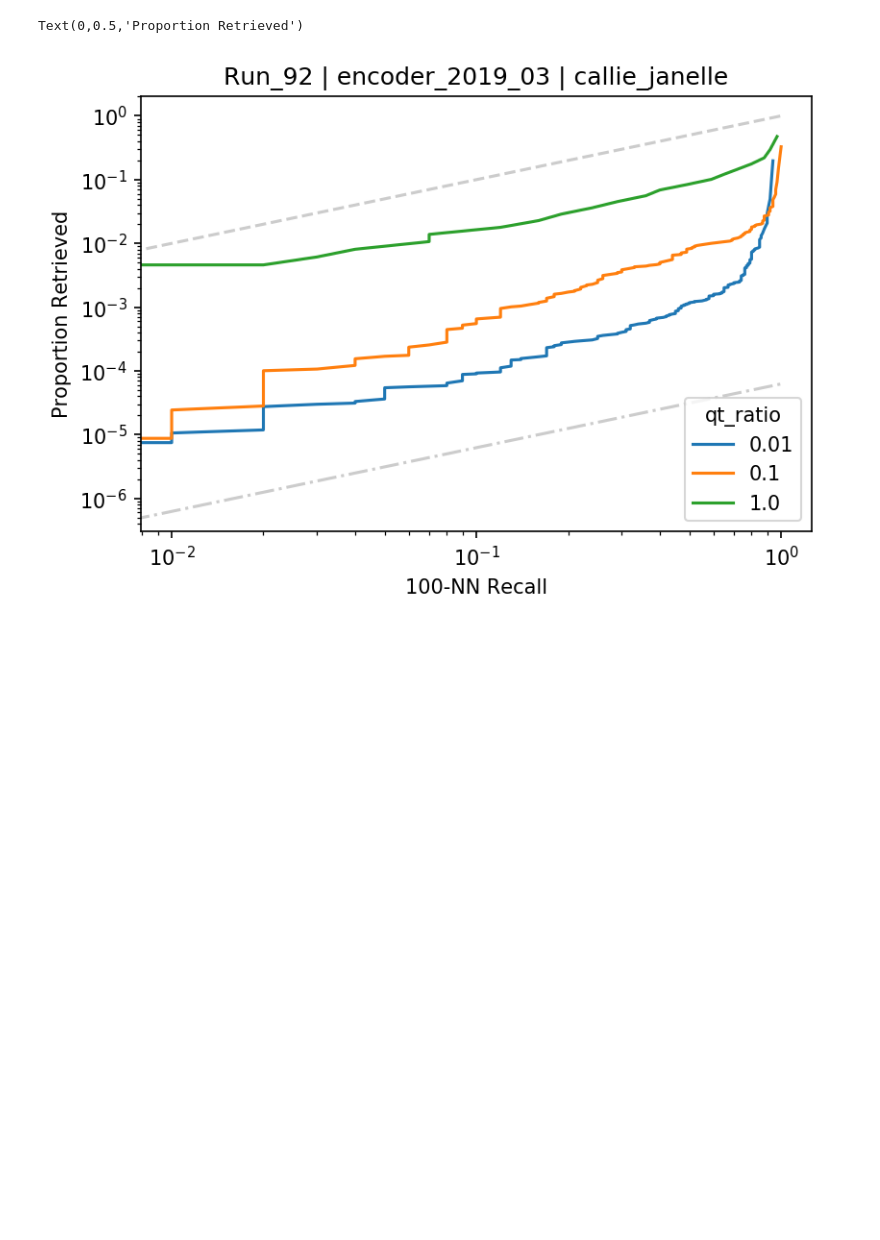
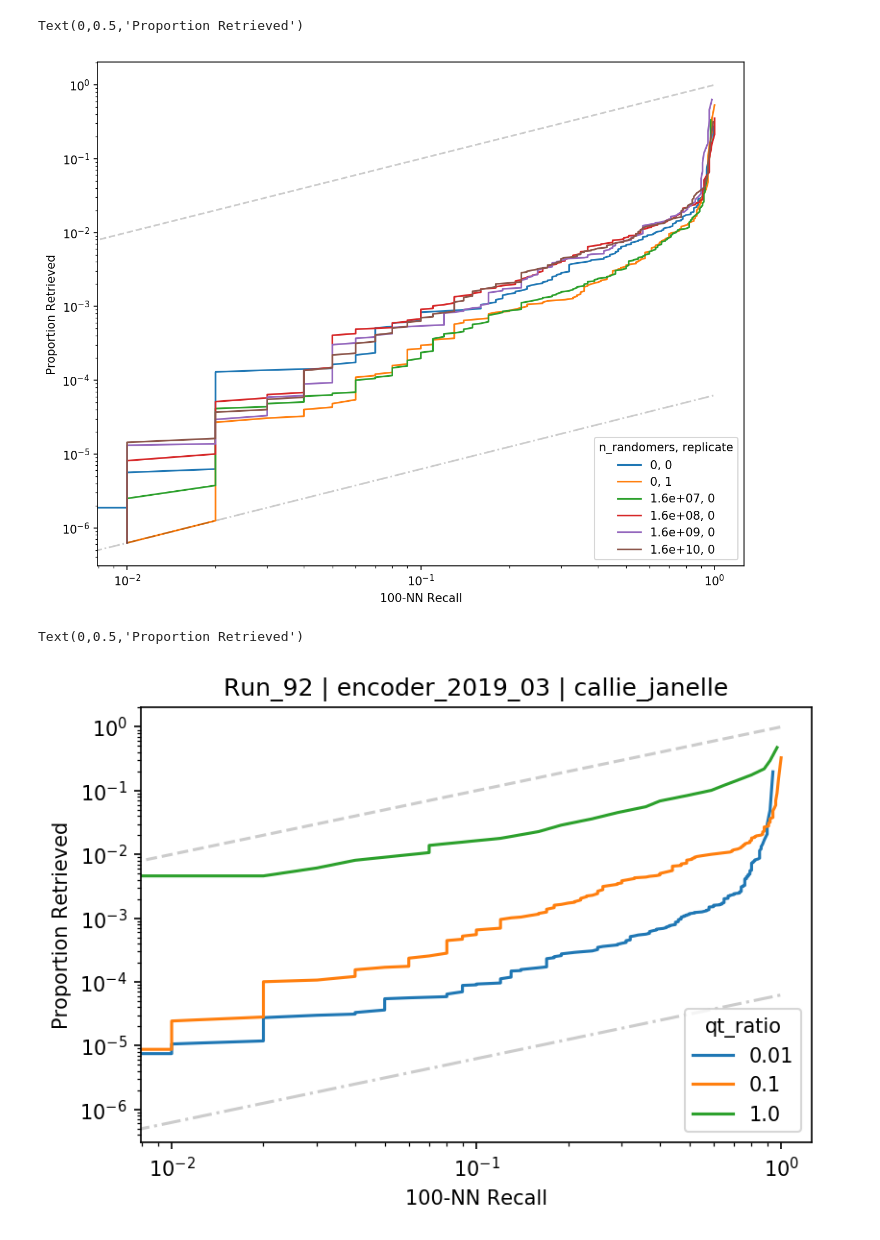
Before and after one commit to uwmisl/primo-similarity-search, a Jupyter notebook: notebooks/04_experiments/analyze_counts.ipynb, the cells around one changed output. Saved outputs shown, nothing was run; the diff lists cells and outputs as text; code cells hidden in the pictures; blank space fills up the shorter version.

Commit message:
run 104 analysis

```diff
--- a/notebooks/04_experiments/analyze_counts.ipynb
+++ b/notebooks/04_experiments/analyze_counts.ipynb
@@ -103,6 +103,8 @@ run92 = analyze_counts("Run_92")
 run98 = analyze_counts("Run_98")
 # %%
 run_101 = analyze_counts("Run_101")
+# %%
+run_104 = analyze_counts("Run_104")
 # %%
 import matplotlib.pyplot as plt
 # %%
@@ -116,3 +145,23 @@ def plot_baselines(nn_k, n_targets, plt_fn = lambda ax: ax.loglog):
+# %%
+plt.figure(figsize=(10,8), dpi=150)
+(
+    pd.concat([
+        run_104['analysis'].drop(index=0, level='poly_t'),
+        run_104['analysis'].drop(index=0, level='n_randomers')
+    ])
+    .groupby(["n_randomers","rep"])
+    .apply(
+        lambda grp: plt.loglog(grp.recall.values, grp.prop_retrieved.values, label="%g, %d" % grp.name)
+    )
+)
+plt.legend(title='n_randomers, replicate', loc='lower right')
+plot_baselines(100, 1.6e6)(plt.gca())
+#plt.title("Run_104 | encoder_2019_03 | callie_janelle")
+plt.xlabel("100-NN Recall")
+plt.ylabel("Proportion Retrieved")
+# %% [output]
+Text(0,0.5,'Proportion Retrieved')
+[figure, added]
 # %%
 plt.figure(dpi=150)
 for qt_ratio in [0.01, 0.10, 1.00]:
```
Also changed, not shown: parts of 2 cells of this notebook, 4 other files.
